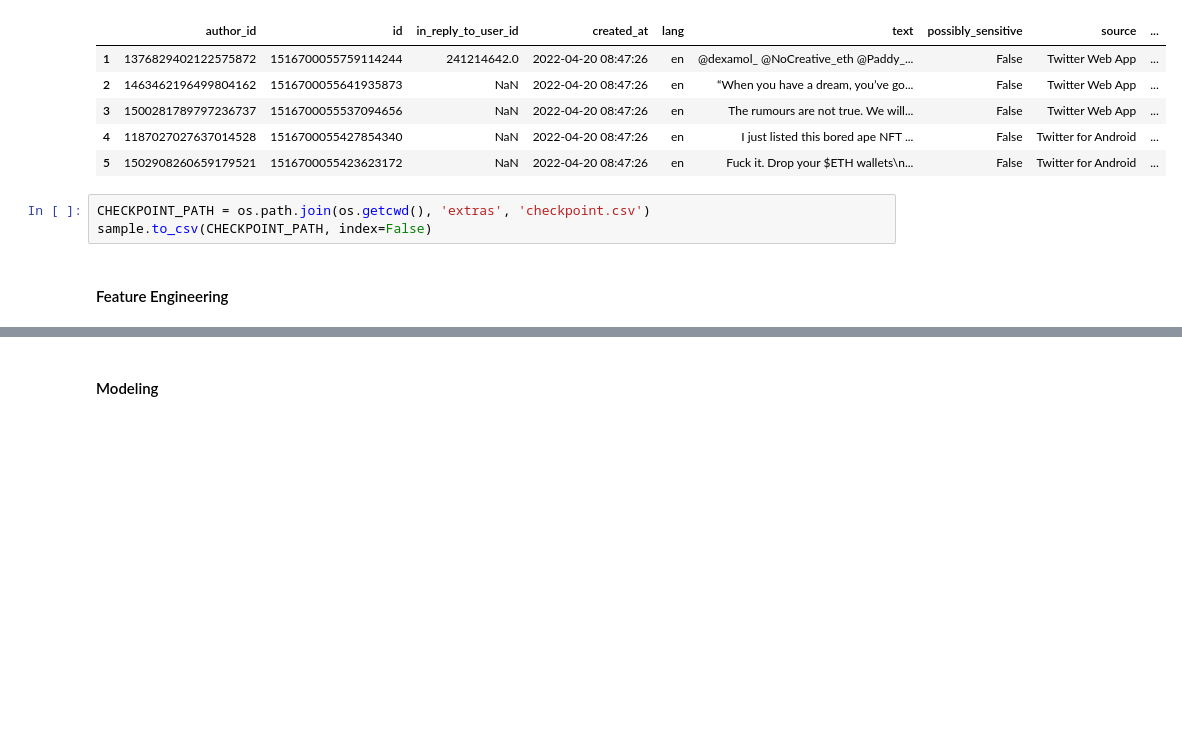
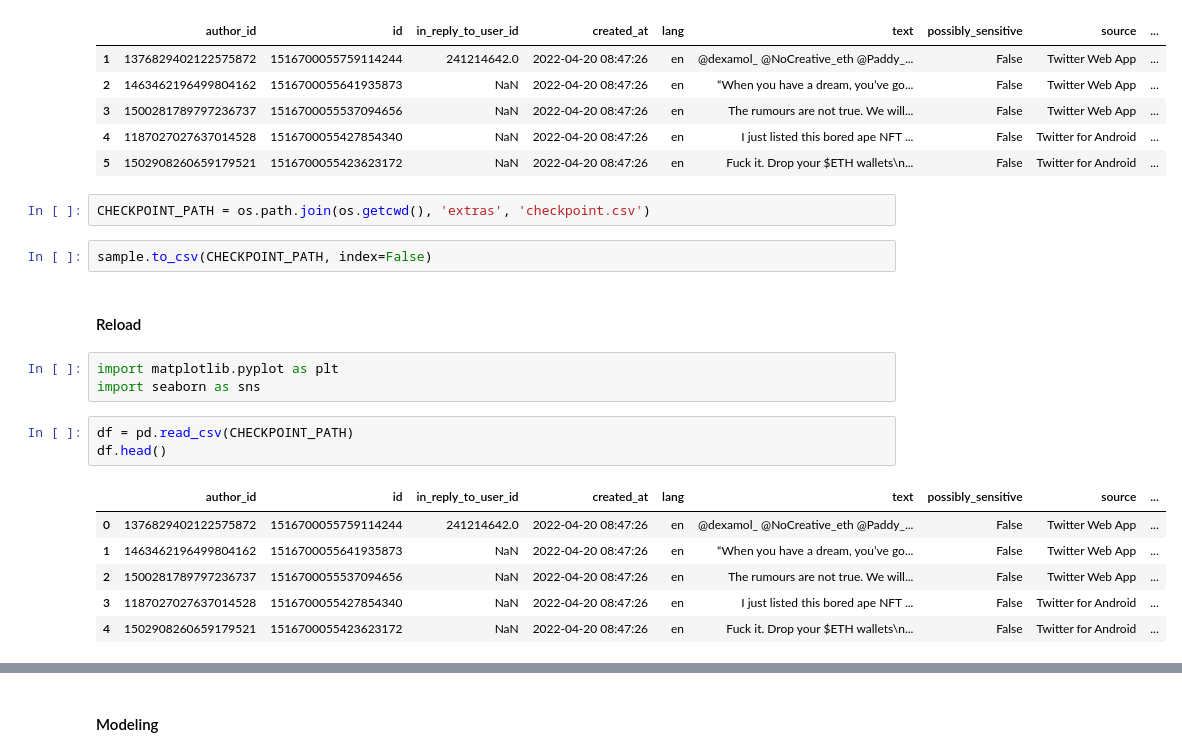
Before and after one commit to vioxcd-archive/mlaju, a Jupyter notebook: Jimmy.ipynb, the cells around one changed output, grey strips where cells are left out. Saved outputs shown, nothing was run; the diff lists cells and outputs as text; blank space fills up the shorter version.

```diff
--- a/Jimmy.ipynb
+++ b/Jimmy.ipynb
@@ -414,6 +411,20 @@ sample.head()
 | 5 | 1502908260659179521 | 1516700055423623172 | NaN | 2022-04-20 08:47:26 | en | Fuck it. Drop your $ETH wallets\n... | False | Twitter for Android | ... |
 # %%
 CHECKPOINT_PATH = os.path.join(os.getcwd(), 'extras', 'checkpoint.csv')
-sample.to_csv(CHECKPOINT_PATH, index=False)
+# %%
+sample.to_csv(CHECKPOINT_PATH, index=False)
 # %% [markdown]
-#### Feature Engineering
+#### Reload
+# %%
+import matplotlib.pyplot as plt
+import seaborn as sns
+# %%
+df = pd.read_csv(CHECKPOINT_PATH)
+df.head()
+# %% [output]
+|  | author_id | id | in_reply_to_user_id | created_at | lang | text | possibly_sensitive | source | ... |
+| 0 | 1376829402122575872 | 1516700055759114244 | 241214642.0 | 2022-04-20 08:47:26 | en | @dexamol_ @NoCreative_eth @Paddy_... | False | Twitter Web App | ... |
+| 1 | 1463462196499804162 | 1516700055641935873 | NaN | 2022-04-20 08:47:26 | en | “When you have a dream, you’ve go... | False | Twitter Web App | ... |
+| 2 | 1500281789797236737 | 1516700055537094656 | NaN | 2022-04-20 08:47:26 | en | The rumours are not true. We will... | False | Twitter Web App | ... |
+| 3 | 1187027027637014528 | 1516700055427854340 | NaN | 2022-04-20 08:47:26 | en | I just listed this bored ape NFT ... | False | Twitter for Android | ... |
+| 4 | 1502908260659179521 | 1516700055423623172 | NaN | 2022-04-20 08:47:26 | en | Fuck it. Drop your $ETH wallets\n... | False | Twitter for Android | ... |
```
Also changed, not shown: parts of 33 cells of this notebook, 1 other file.
